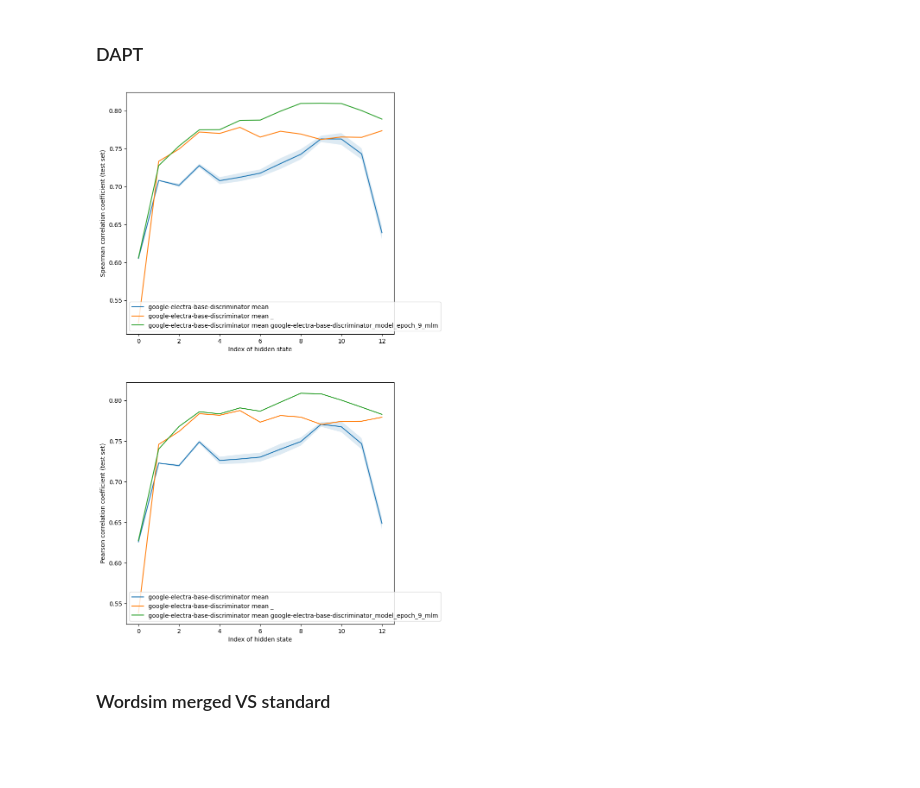
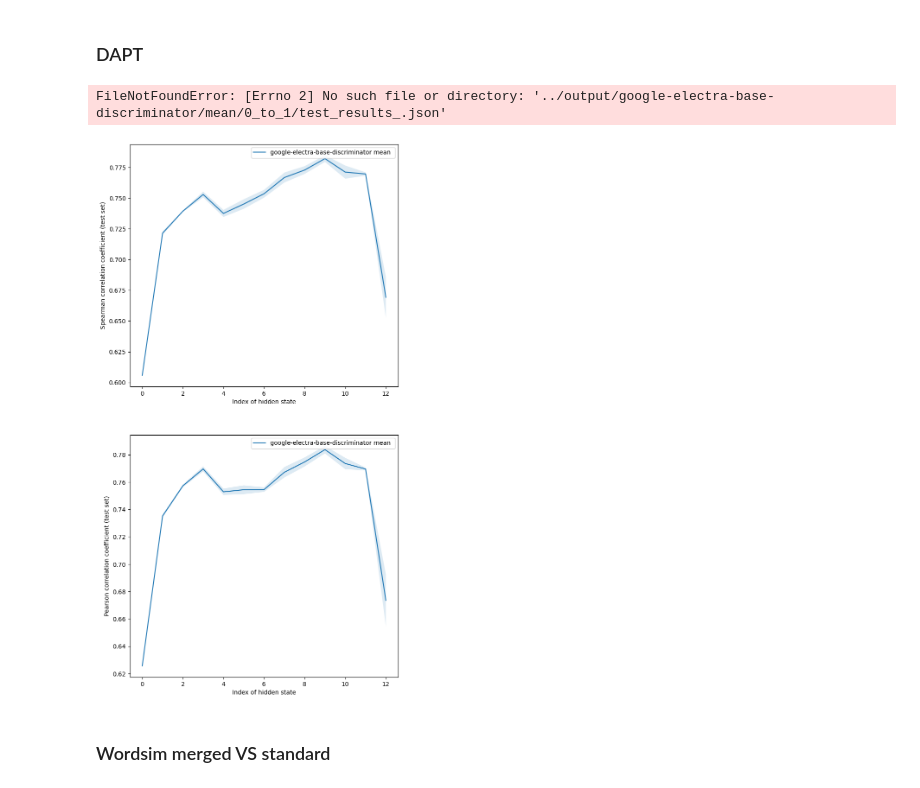
Before and after one commit to ir2718/similarity-embedding-quality, a Jupyter notebook: notebooks/comparison2.ipynb, the cells around one changed output. Drawn from its saved outputs; the diff is of its cells as text; code cells hidden in the pictures; blank space fills up the shorter version.

```diff
--- a/notebooks/comparison2.ipynb
+++ b/notebooks/comparison2.ipynb
@@ -66,12 +57,13 @@ plot_func(models, loaded=["", "google-electra-base-discriminator_model_epoch_9_m
 # %%
 models = [
     #("bert-base-cased", ["mean"], 13),
     ("google-electra-base-discriminator", ["mean"], 13),
 ]
 
-plot_func(models, loaded=["", "_", "google-electra-base-discriminator_model_epoch_9_mlm"])
+plot_func(models, loaded=["", "google-electra-base-discriminator_model_epoch_9_mlm"])
 # %% [output]
+FileNotFoundError: [Errno 2] No such file or directory: '../output/google-electra-base-discriminator/mean/0_to_1/test_results_.json'
-[figure, old version]
+[figure, new version]
 # %% [markdown]
 ### Wordsim merged VS standard
 # %%
```
Also changed, not shown: parts of 18 cells of this notebook, 3 other files.
